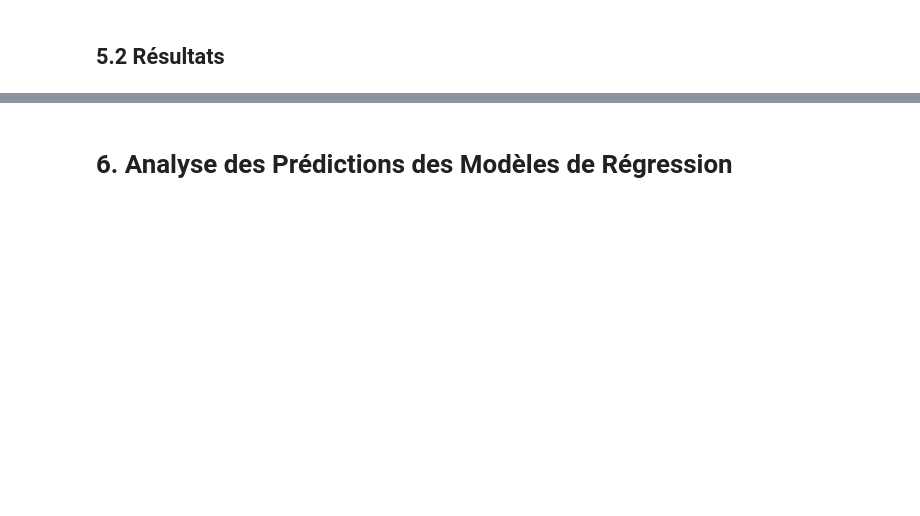
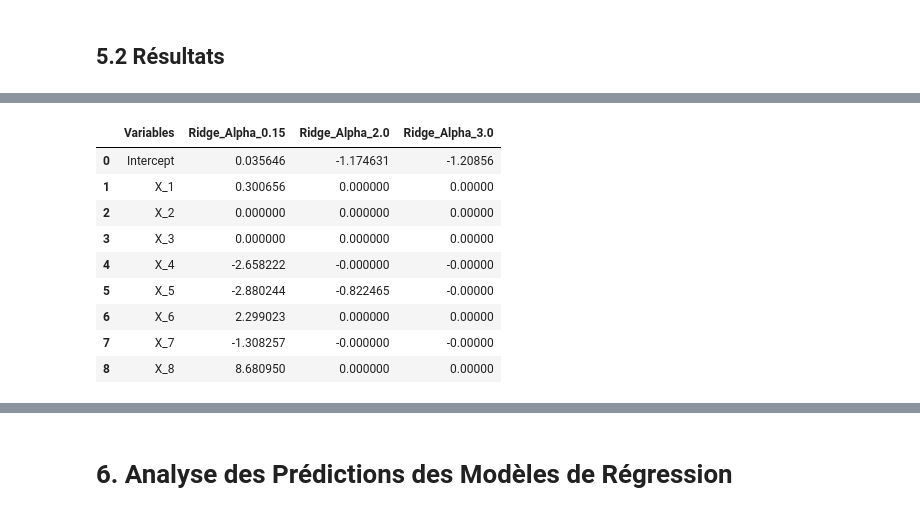
Before and after one commit to beng-one/Simulation-Ridge-Lasso-SRL, a Jupyter notebook: Simulation.ipynb, the cells around one changed output, grey strips where cells are left out. Cells and saved outputs as stored; diff of their text form; code cells hidden in the pictures; blank space fills up the shorter version.

```diff
--- a/Simulation.ipynb
+++ b/Simulation.ipynb
@@ -327,0 +395,13 @@ array([ 0.26941603, -0.        ,  0.        , -2.72683396, -2.62503019,
+# %%
+Summary_lasso_coef
+# %% [output]
+|  | Variables | Ridge_Alpha_0.15 | Ridge_Alpha_2.0 | Ridge_Alpha_3.0 |
+| 0 | Intercept | 0.035646 | -1.174631 | -1.20856 |
+| 1 | X_1 | 0.300656 | 0.000000 | 0.00000 |
+| 2 | X_2 | 0.000000 | 0.000000 | 0.00000 |
+| 3 | X_3 | 0.000000 | 0.000000 | 0.00000 |
+| 4 | X_4 | -2.658222 | -0.000000 | -0.00000 |
+| 5 | X_5 | -2.880244 | -0.822465 | -0.00000 |
+| 6 | X_6 | 2.299023 | 0.000000 | 0.00000 |
+| 7 | X_7 | -1.308257 | -0.000000 | -0.00000 |
+| 8 | X_8 | 8.680950 | 0.000000 | 0.00000 |
```
Also changed, not shown: parts of 24 cells of this notebook, 6 other files.
